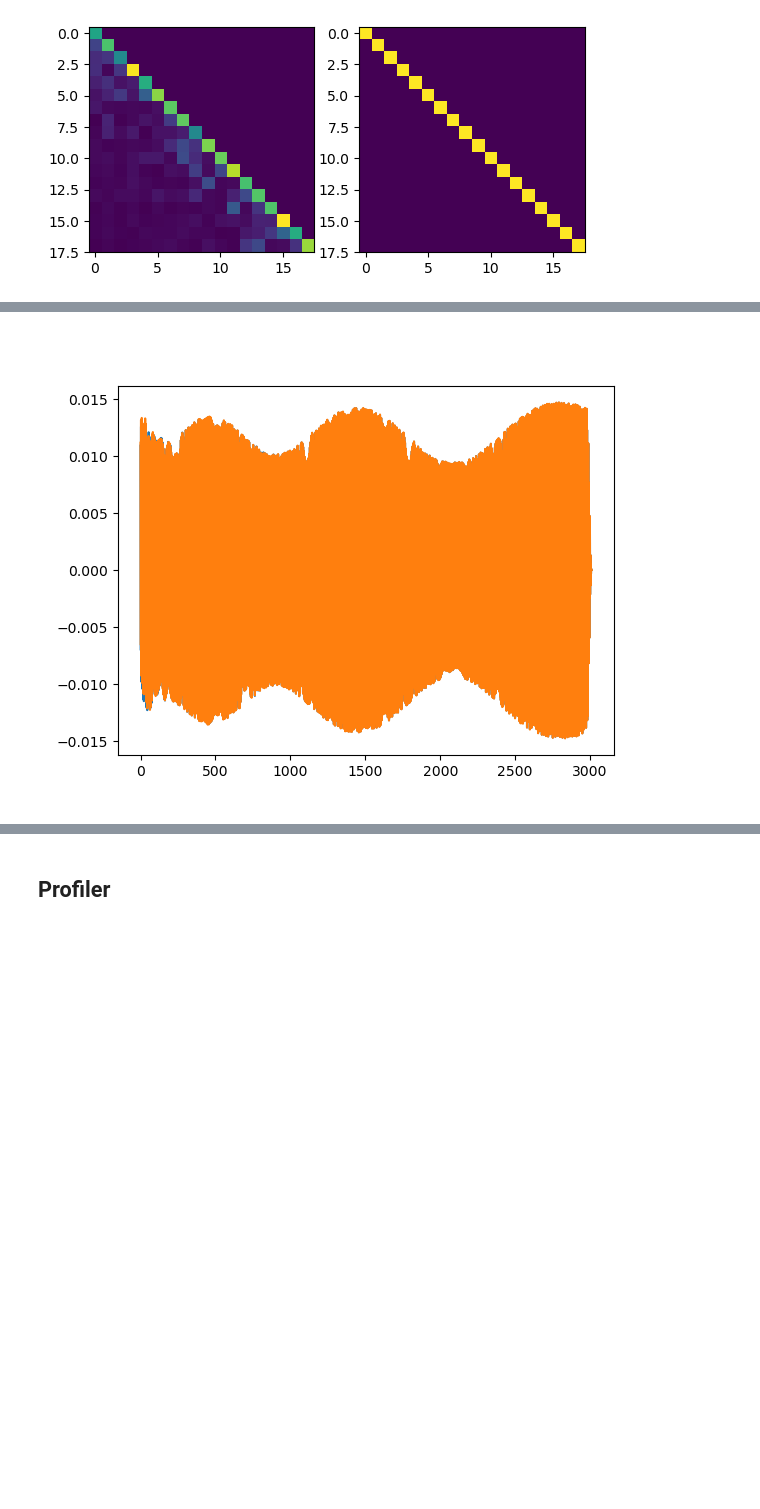
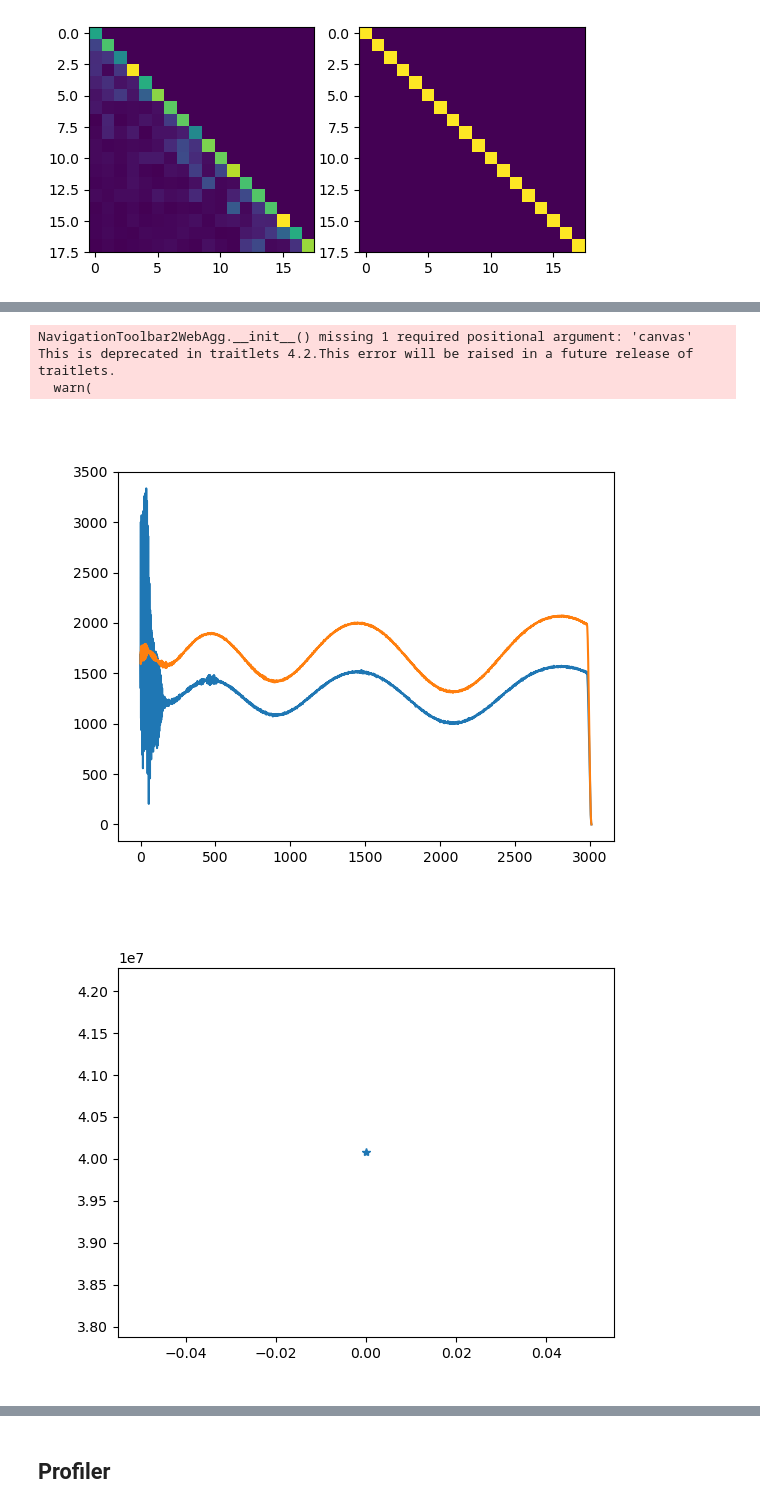
Before and after one commit to usc-mrel/PylotToneMRI, a Jupyter notebook: main_editer_correct.ipynb, the cells around one changed output, grey strips where cells are left out. Cells and saved outputs as stored; diff of their text form; code cells hidden in the pictures; blank space fills up the shorter version.

Commit message:
Clean up, quick test for sniffer SVD

```diff
--- a/main_editer_correct.ipynb
+++ b/main_editer_correct.ipynb
@@ -6,6 +6,10 @@ import fnmatch
 from scipy.io import loadmat
 import numpy as np
 import matplotlib.pyplot as plt
+import pyfftw
+from pathlib import Path
+import copy
+
 
 # Read config
 with open('config.toml', 'r') as cf:
@@ -15,6 +19,8 @@ DATA_ROOT = cfg['DATA_ROOT']
 DATA_DIR = cfg['data_folder']
 raw_file = cfg['raw_file']
 prewhiten = cfg['editer']['prewhiten']
+autoselect = cfg['editer']['autosniffer_select']
+remove_os = cfg['saving']['remove_os']
 
 data_dir_path = os.path.join(DATA_ROOT, DATA_DIR, 'raw/h5')
 if raw_file.isnumeric():
@@ -123,18 +129,15 @@ Prewhitening the raw data...
 [figure]
 # %%
 %matplotlib widget
-mri_coils = np.arange(15, dtype=int)
-sensing_coils = np.array([15, 16, 17], dtype=int)
+from editer import autopick_sensing_coils
+
 coil_name = []
-
-# TODO: Automatic selection of coils by something like PT region energy vs k-space center energy
 
 for clbl in hdr.acquisitionSystemInformation.coilLabel:
     coil_name.append(clbl.coilName)
 
 coil_name = np.asarray(coil_name)
 
-print(f"Coils to be used as sniffers: {coil_name[sensing_coils.astype(int)]}")
 
 f0 = hdr.experimentalConditions.H1resonanceFrequency_Hz
 df = 1/(dt*data.shape[0])
@@ -149,6 +152,21 @@ from scipy.signal.windows import tukey
 ksp_window = tukey(data.shape[0]*2, 0.01)
 ksp_window = ksp_window[data.shape[0]:, None, None]
 
+# TEST auto coil selection
+from pilottone.signal import to_hybrid_kspace
+
+f_pt = 24e6 # [Hz]
+f_diff = f0 - f_pt
+
+
+if autoselect:
+    mri_coils, sensing_coils = autopick_sensing_coils(data, f_emi=f_diff, bw_emi=100e3, bw_sig=200e3, f_samp=1/dt, ratio_th=0.4)
+else:
+    mri_coils = np.arange(15, dtype=int)
+    sensing_coils = np.array([15, 16, 17], dtype=int)
+
+print(f"Coils to be used as sniffers: {coil_name[sensing_coils.astype(int)]}")
+
 ksp_measured = data[:,:,mri_coils]*ksp_window
 ksp_sniffer  = data[:,:,sensing_coils]*ksp_window
 # %% [output]
@@ -310,13 +263,21 @@ def apply_editer(signal_in: npt.NDArray[np.complex64], sniffer: npt.NDArray[np.c
 # %%
+## TODO (IDEA): PCA sniffer coils before weighting and subtracting from k-space to "denoise" them. Compare SNR with and without.
+
 from scipy.sparse.linalg import svds
 from scipy.linalg import svd
 U, S, V = svds(ksp_sniffer.reshape((ksp_sniffer.shape[0]*ksp_sniffer.shape[1], -1)), k=1)
-ksp_sniffer2 = U*S*V
+ksp_sniffer2 = (U@np.diag(S))@V
 ksp_sniffer2 = ksp_sniffer2.reshape((ksp_sniffer.shape[0], ksp_sniffer.shape[1], ksp_sniffer.shape[2]))
 plt.figure()
-plt.plot(ksp_sniffer[:,0,0].squeeze())
-plt.plot(ksp_sniffer2[:,0,0].squeeze())
+plt.plot(np.sort(S), "*")
+plt.figure()
+plt.plot(np.abs(ksp_measured[:,0,0].squeeze()))
+plt.plot(np.abs(ksp_sniffer2[:,0,0].squeeze()))
 plt.show()
 # %% [output]
+NavigationToolbar2WebAgg.__init__() missing 1 required positional argument: 'canvas'
+This is deprecated in traitlets 4.2.This error will be raised in a future release of traitlets.
+  warn(
-[figure, old version]
+[figure, new version]
+[figure, added]
 # %%
```
Also changed, not shown: parts of 8 cells of this notebook, 2 other files.
